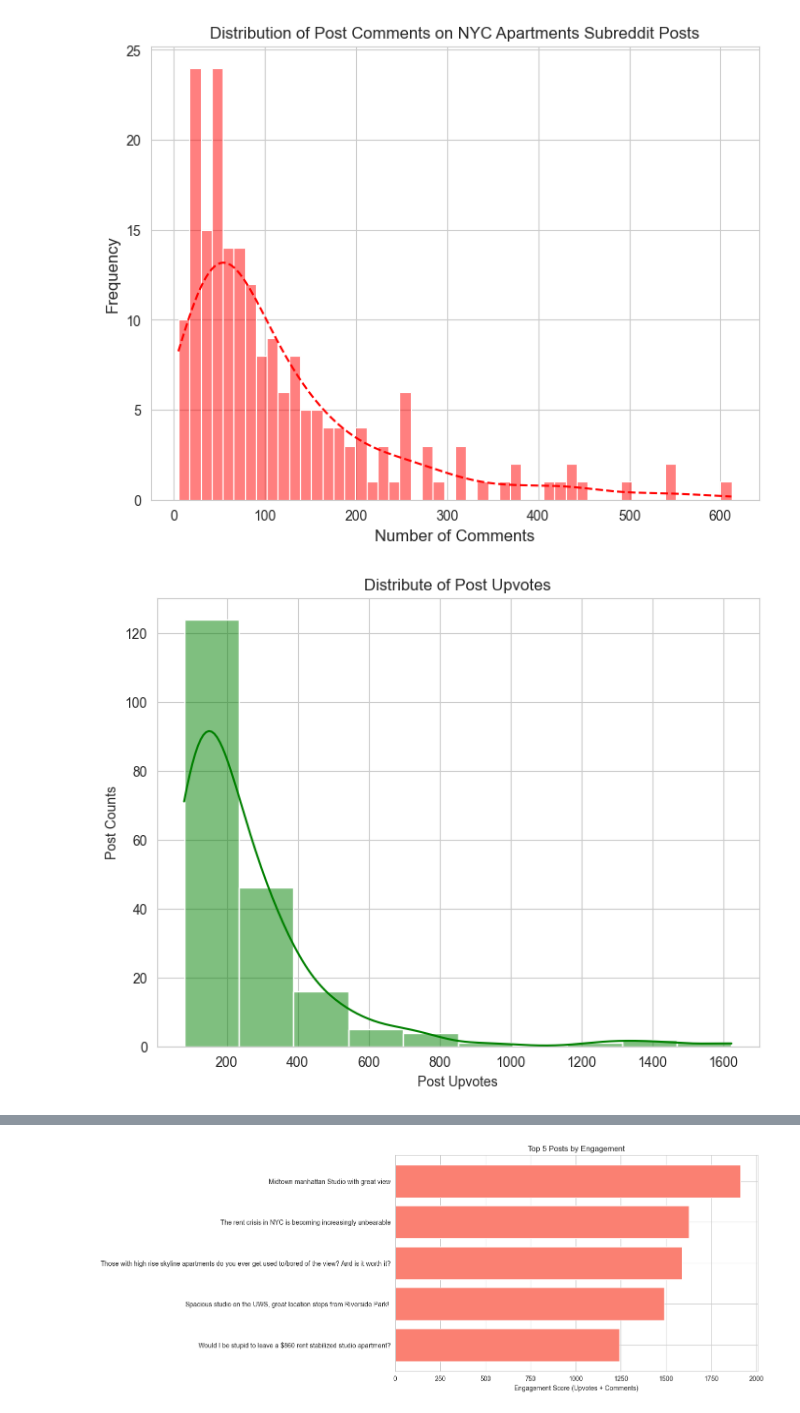
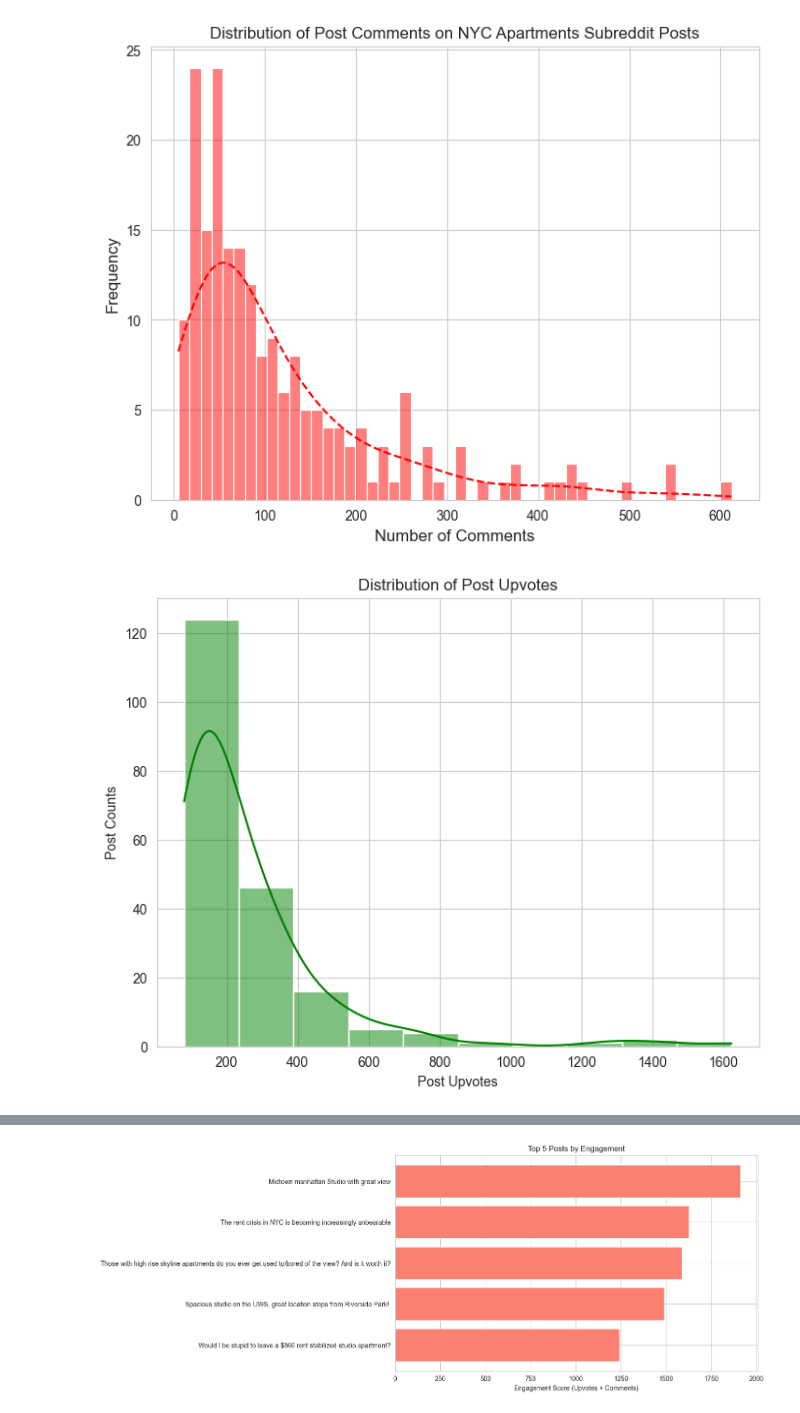
Before and after one commit to Gabya06/RentWatchAI, a Jupyter notebook: data_analysis_viz.ipynb, the cells around one changed output, grey strips where cells are left out. Cells and saved outputs as stored; diff of their text form; code cells hidden in the pictures.

```diff
--- a/data_analysis_viz.ipynb
+++ b/data_analysis_viz.ipynb
@@ -23,11 +23,11 @@ _ = ax.set_title('Distribution of Post Comments on NYC Apartments Subreddit Post
 # %%
 fig, ax = plt.subplots(figsize=(8,6))
 sns.histplot(data=data, x='score', kde=True, ax=ax, color='green', bins=10)
 _ = ax.set_xlabel('Post Upvotes')
 _ = ax.set_ylabel('Post Counts')
-_ = ax.set_title('Distribute of Post Upvotes')
+_ = ax.set_title('Distribution of Post Upvotes')
 # %% [output]
-[figure, old version]
+[figure, new version]
 # %%
 # assign engagement - num comments and upvotes (score)
 data = data.assign(engagement = data.score + data.num_comments)
```
Also changed, not shown: parts of 1 cell of this notebook, 2 other files.
